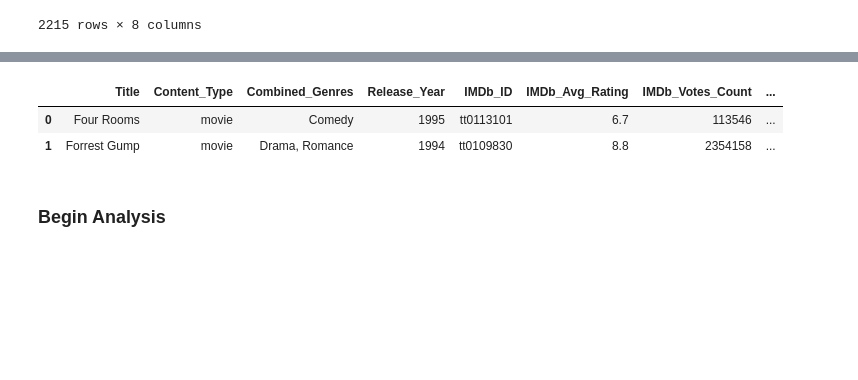
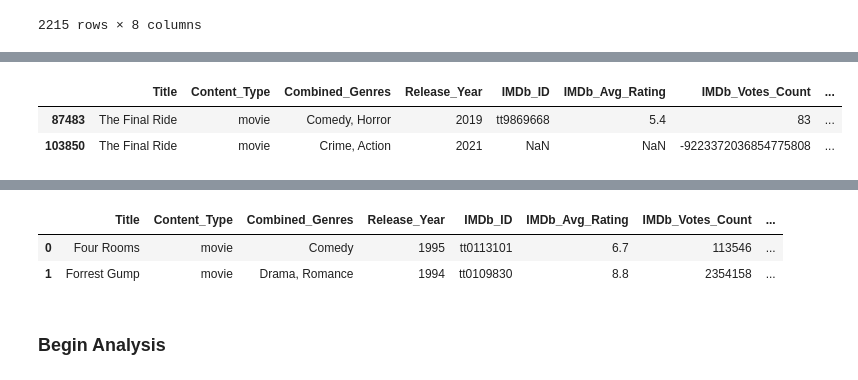
Before and after one commit to rkynhoff/Streaming_Service_Comparisons, a Jupyter notebook: STRM_SERV_COMP_V2.ipynb, the cells around one changed output, grey strips where cells are left out. Cells and saved outputs as stored; diff of their text form; code cells hidden in the pictures; blank space fills up the shorter version.

```diff
--- a/STRM_SERV_COMP_V2.ipynb
+++ b/STRM_SERV_COMP_V2.ipynb
@@ -408,6 +363,12 @@ result_df
 | 8 | When life gives you lemons | movie | Animation, Music | 2024 | NaN | None | -9223372036854775808 | ... |
 # %%
 streaming_v4 = pd.concat([streaming_v3,result_df], axis = 0)
+# %%
+streaming_v4[streaming_v4["Title"] == "The Final Ride"]
+# %% [output]
+|  | Title | Content_Type | Combined_Genres | Release_Year | IMDb_ID | IMDb_Avg_Rating | IMDb_Votes_Count | ... |
+| 87483 | The Final Ride | movie | Comedy, Horror | 2019 | tt9869668 | 5.4 | 83 | ... |
+| 103850 | The Final Ride | movie | Crime, Action | 2021 | NaN | NaN | -9223372036854775808 | ... |
 # %%
 streaming_v4.info()
 # %% [output]
```
Also changed, not shown: parts of 12 cells of this notebook.
